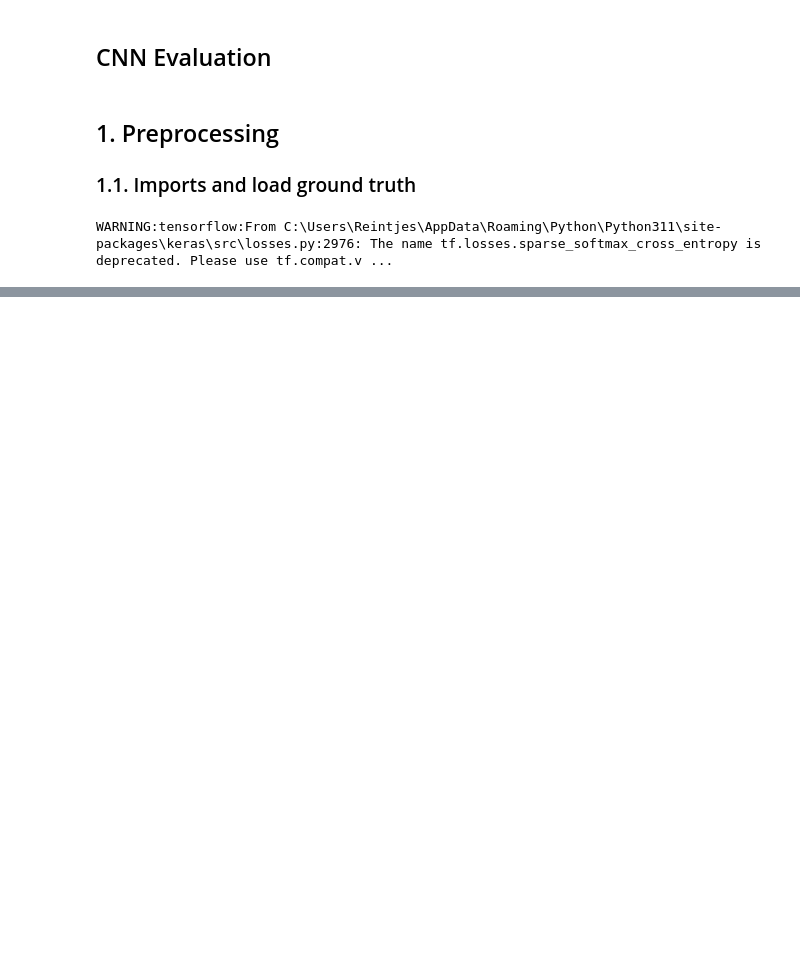
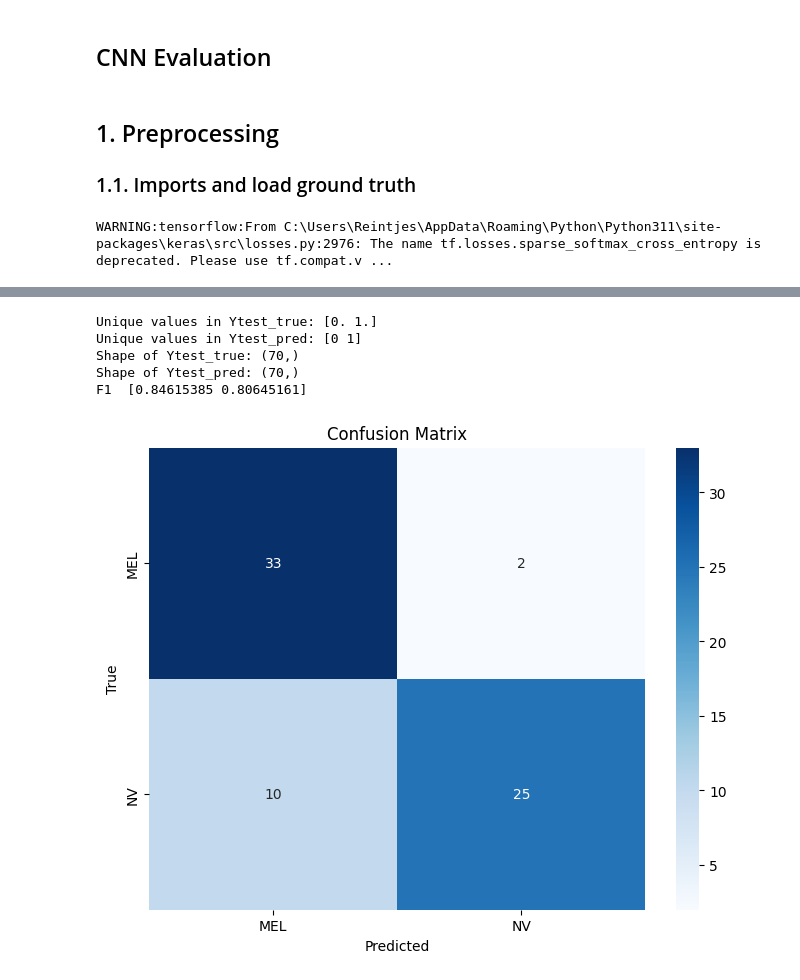
Before and after one commit to lynn-2019/D7041E-Miniproject, a Jupyter notebook: CNN_neu.ipynb, the cells around one changed output, grey strips where cells are left out. Saved outputs shown, nothing was run; the diff lists cells and outputs as text; code cells hidden in the pictures; blank space fills up the shorter version.

```diff
--- a/CNN_neu.ipynb
+++ b/CNN_neu.ipynb
@@ -117,0 +134,11 @@ print(Ytest.shape)
+# %%
+tuner = keras_tuner.RandomSearch(
+    hypermodel=build_model,
+    objective="val_accuracy",
+    max_trials=30,
+    executions_per_trial=2,
+    overwrite=True,
+    directory="Hyper Parameter Tuning",
+    project_name="CNN",
+)
+tuner.search(X_train_fold, Y_train_fold, epochs=10, validation_data=(X_val_fold, Y_val_fold))
@@ -117,0 +151,4 @@ print(Ytest.shape)
+# %%
+bestmod=tuner.get_best_models(num_models=1)[0]
+# %%
+bestmod.fit(X_train_fold, Y_train_fold,epochs=50,validation_data=(X_val_fold, Y_val_fold))
@@ -121,2 +180,2 @@ print(test_acc)
 # %%
-Ytest_pred_probabilities=cnn_model.predict(Xtest)
+Ytest_pred_probabilities=bestmod.predict(Xtest)
@@ -123,26 +184,40 @@ Ytest_pred_probabilities=cnn_model.predict(Xtest)
 # %%
-from sklearn.metrics import confusion_matrix
+from sklearn.metrics import confusion_matrix, f1_score
 import seaborn as sns
 # Konvertiere die Wahrscheinlichkeiten in Klassenindizes
 Ytest_pred = np.argmax(Ytest_pred_probabilities, axis=1)
 # Drucke einzigartige Werte in Ytest_true und Ytest_pred
 print("Unique values in Ytest_true:", np.unique(Ytest))
 print("Unique values in Ytest_pred:", np.unique(Ytest_pred))
 
 # Drucke die Formen von Ytest_true und Ytest_pred
-print("Shape of Ytest_true:", Ytest.shape)
-print("Shape of Ytest_pred:", Ytest_pred.shape)
+
 
 # Berechne die Confusion Matrix
 Ytest_true=np.argmax(Ytest, axis=1)
 
+print("Shape of Ytest_true:", Ytest_true.shape)
+print("Shape of Ytest_pred:", Ytest_pred.shape)
+
+f1 = f1_score(Ytest_true, Ytest_pred, average=None)
+print("F1 ",f1,"\n")
+
 conf_matrix = confusion_matrix(Ytest_true, Ytest_pred)
 # Plotte die Confusion Matrix als Heatmap
+classes = ["MEL", "NV"]
+
 plt.figure(figsize=(8, 6))
-sns.heatmap(conf_matrix, annot=True, fmt='g', cmap='Blues', xticklabels=range(num_classes), yticklabels=range(num_classes))
+sns.heatmap(conf_matrix, annot=True, fmt='g', cmap='Blues', xticklabels=classes, yticklabels=classes)
 plt.xlabel('Predicted')
 plt.ylabel('True')
 plt.title('Confusion Matrix')
 plt.show()
+# %% [output]
+Unique values in Ytest_true: [0. 1.]
+Unique values in Ytest_pred: [0 1]
+Shape of Ytest_true: (70,)
+Shape of Ytest_pred: (70,)
+F1  [0.84615385 0.80645161]
+[figure, added]
 # %%
 conf_matrix
```
Also changed, not shown: parts of 15 cells of this notebook, 1 other file.
